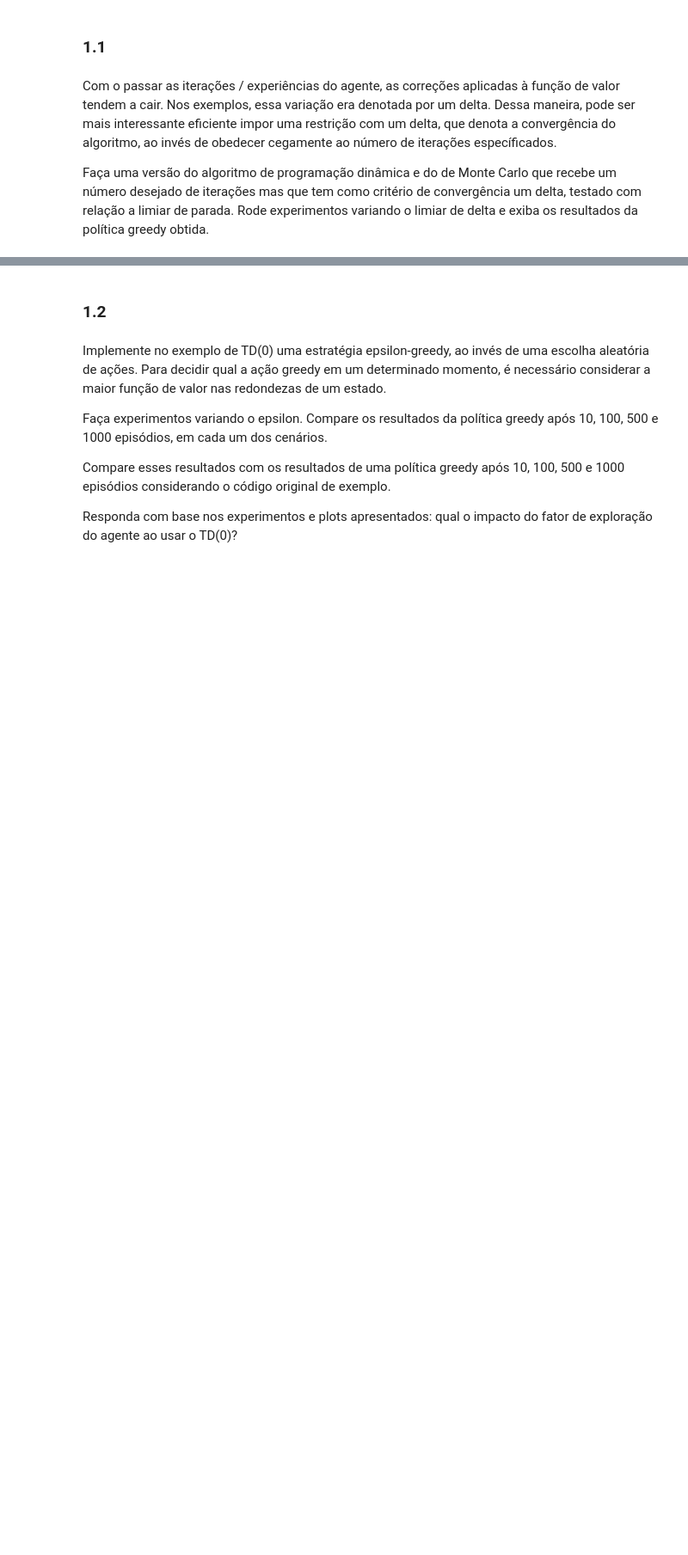
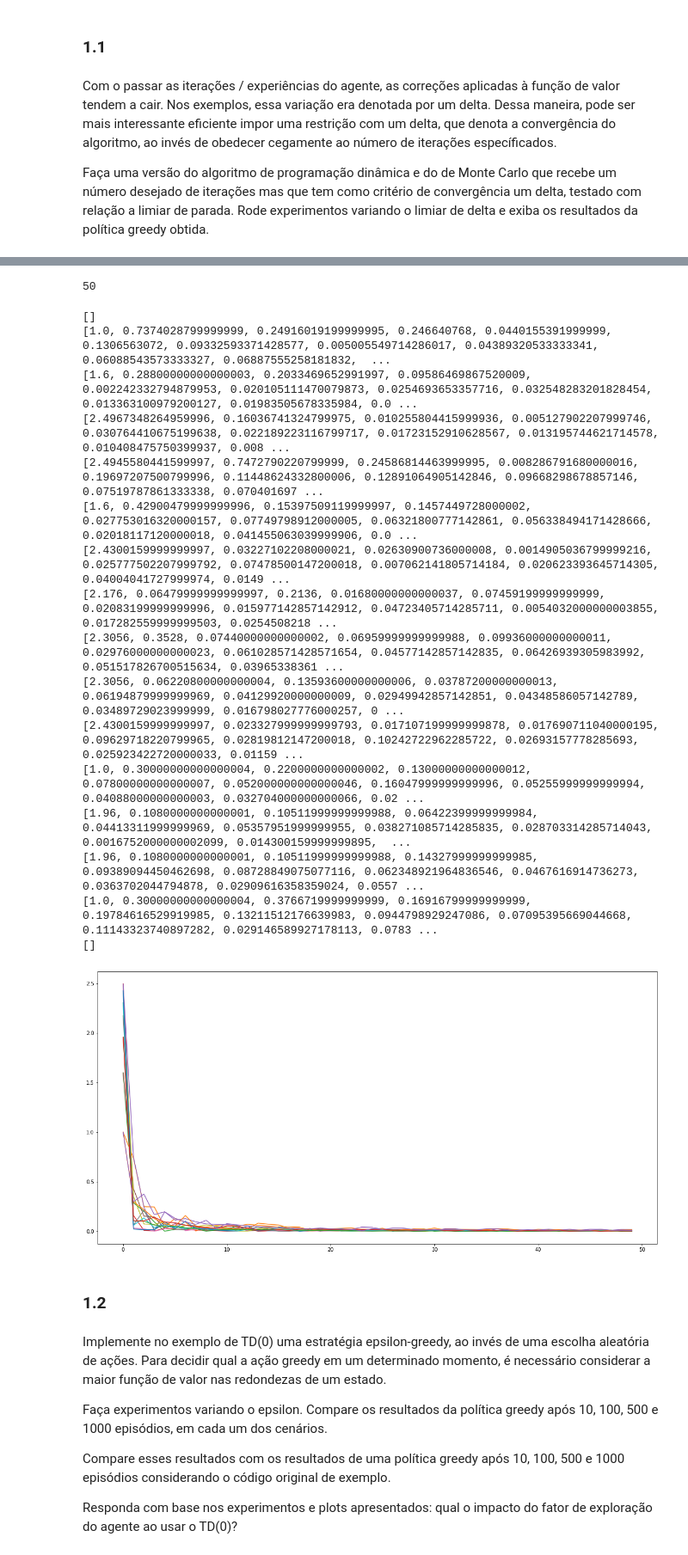
Before and after one commit to girotodenis/semisupervisionada, a Jupyter notebook: RL_Deep_Learning_2019_1_NOME_INICIAL_DOS_INTEGRANTES.ipynb, the cells around one changed output, grey strips where cells are left out. Shown at 86% size. Cells and saved outputs as stored; diff of their text form; code cells hidden in the pictures; blank space fills up the shorter version.

```diff
--- a/RL_Deep_Learning_2019_1_NOME_INICIAL_DOS_INTEGRANTES.ipynb
+++ b/RL_Deep_Learning_2019_1_NOME_INICIAL_DOS_INTEGRANTES.ipynb
@@ -29,0 +104,35 @@ Faça uma versão do algoritmo de programação dinâmica e do de Monte Carlo qu
+# %%
+V = np.zeros((grid_size, grid_size))
+returns = {(i, j):list() for i in range(grid_size) for j in range(grid_size)}
+deltas = {(i, j):list() for i in range(grid_size) for j in range(grid_size)}
+states = [[i, j] for i in range(grid_size) for j in range(grid_size)]
+# %%
+def generateEpisode():
+    init_state = random.choice(states[1:-1])
+    episode = []
+    while True:
+        if list(init_state) in terminal_states:
+            return episode
+        action = random.choice(actions)
+        final_state = np.array(init_state) + np.array(action)
+        if -1 in list(final_state) or grid_size in list(final_state):
+            final_state = init_state
+        episode.append([list(init_state), action, reward_value, list(final_state)])
+        init_state = final_state
+# %%
+for it in range(iterations):
+    episode = generateEpisode()
+    G = 0
+
+    episode = episode[::-1]
+    for i, (initial_position, action, reward, final_position) in enumerate(episode):
+        G = gamma * G + reward # Usa a propriedade recursiva do horizonte descontado
+        # First-visit MC: só considera o retorno obtido se o estado não foi visitado
+        # Every-visit MC: considera todos os retornos obtidos em visitas a um único estado
+        if initial_position not in [x[0] for x in episode[len(episode)-i:]]:
+            idx = tuple(initial_position)
+            # Returns vai guardar o horizonte para este estado naquele momento
+            returns[idx].append(G)
+            new_value = np.average(returns[idx])
+            deltas[idx].append(np.abs(V[idx] - new_value))
+            V[idx] = new_value
@@ -30,3 +157,33 @@ Faça uma versão do algoritmo de programação dinâmica e do de Monte Carlo qu
+# %%
+all_series = [list(x)[:50] for x in deltas.values()]
+
+len(all_series[-2])
+# %% [output]
+50
+# %%
+plt.figure(figsize=(20,10))
+all_series = [list(x)[:50] for x in deltas.values()]
+for series in all_series:
+    print(series)
+    plt.plot(series)
+# %% [output]
+[]
+[1.0, 0.7374028799999999, 0.24916019199999995, 0.246640768, 0.0440155391999999, 0.1306563072, 0.09332593371428577, 0.005005549714286017, 0.04389320533333341, 0.06088543573333327, 0.06887555258181832,  ...
+[1.6, 0.28800000000000003, 0.2033469652991997, 0.09586469867520009, 0.002242332794879953, 0.020105111470079873, 0.0254693653357716, 0.032548283201828454, 0.013363100979200127, 0.01983505678335984, 0.0 ...
+[2.4967348264959996, 0.16036741324799975, 0.010255804415999936, 0.005127902207999746, 0.030764410675199638, 0.022189223116799717, 0.01723152910628567, 0.013195744621714578, 0.010408475750399937, 0.008 ...
+[2.4945580441599997, 0.7472790220799999, 0.24586814463999995, 0.008286791680000016, 0.19697207500799996, 0.11448624332800006, 0.12891064905142846, 0.09668298678857146, 0.07519787861333338, 0.070401697 ...
+[1.6, 0.42900479999999996, 0.15397509119999997, 0.1457449728000002, 0.027753016320000157, 0.07749798912000005, 0.06321800777142861, 0.056338494171428666, 0.02018117120000018, 0.041455063039999906, 0.0 ...
+[2.4300159999999997, 0.03227102208000021, 0.02630900736000008, 0.0014905036799999216, 0.025777502207999792, 0.07478500147200018, 0.007062141805714184, 0.020623393645714305, 0.04004041727999974, 0.0149 ...
+[2.176, 0.06479999999999997, 0.2136, 0.01680000000000037, 0.07459199999999999, 0.02083199999999996, 0.015977142857142912, 0.04723405714285711, 0.0054032000000003855, 0.017282559999999503, 0.0254508218 ...
+[2.3056, 0.3528, 0.07440000000000002, 0.06959999999999988, 0.09936000000000011, 0.02976000000000023, 0.061028571428571654, 0.04577142857142835, 0.06426939305983992, 0.051517826700515634, 0.03965338361 ...
+[2.3056, 0.06220800000000004, 0.13593600000000006, 0.03787200000000013, 0.06194879999999969, 0.04129920000000009, 0.02949942857142851, 0.04348586057142789, 0.03489729023999999, 0.016798027776000257, 0 ...
+[2.4300159999999997, 0.023327999999999793, 0.017107199999999878, 0.017690711040000195, 0.09629718220799965, 0.02819812147200018, 0.10242722962285722, 0.02693157778285693, 0.025923422720000033, 0.01159 ...
+[1.0, 0.30000000000000004, 0.2200000000000002, 0.13000000000000012, 0.07800000000000007, 0.052000000000000046, 0.16047999999999996, 0.05255999999999994, 0.04088000000000003, 0.032704000000000066, 0.02 ...
+[1.96, 0.1080000000000001, 0.10511999999999988, 0.06422399999999984, 0.04413311999999969, 0.05357951999999955, 0.038271085714285835, 0.028703314285714043, 0.0016752000000002099, 0.014300159999999895,  ...
+[1.96, 0.1080000000000001, 0.10511999999999988, 0.14327999999999985, 0.09389094450462698, 0.08728849075077116, 0.062348921964836546, 0.0467616914736273, 0.0363702044794878, 0.02909616358359024, 0.0557 ...
+[1.0, 0.30000000000000004, 0.3766719999999999, 0.16916799999999999, 0.19784616529919985, 0.13211512176639983, 0.0944798929247086, 0.07095395669044668, 0.11143323740897282, 0.029146589927178113, 0.0783 ...
+[]
+[figure, added]
 # %% [markdown]
 ### 1.2
 # %% [markdown]
```
Also changed, not shown: parts of 10 cells of this notebook.
